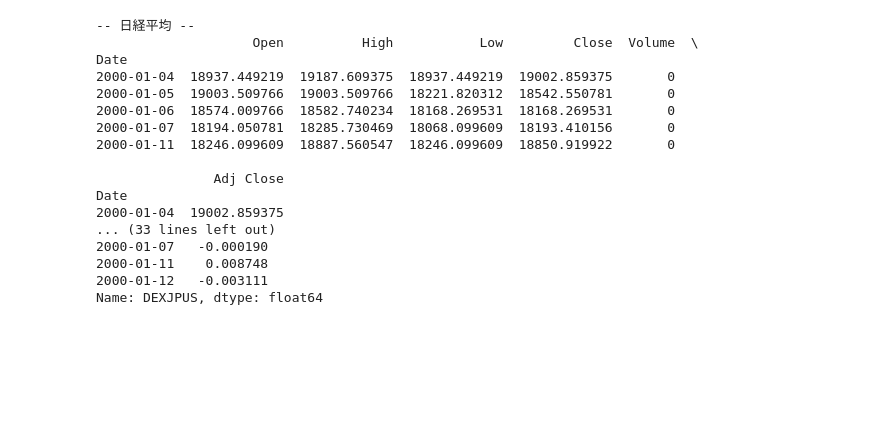
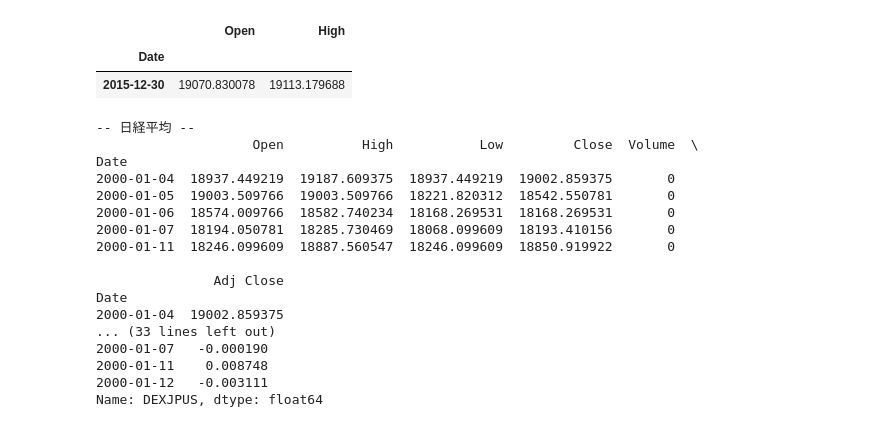
Before and after one commit to okagen/pyStudy, a Jupyter notebook: step1_Pandas_Matplotlib.ipynb, the cells around one changed output. Cells and saved outputs as stored; diff of their text form; code cells hidden in the pictures; blank space fills up the shorter version.

```diff
--- a/step1_Pandas_Matplotlib.ipynb
+++ b/step1_Pandas_Matplotlib.ipynb
@@ -1,3 +1,30 @@
+# %%
+#  Pandas : データベースライブラリ
+import pandas_datareader.data as pdr
+#  Matplotlib : 描画ライブラリ
+import matplotlib.pyplot as plt
+
+start = "1990/1/1"
+end = "2017/1/31"
+
+price = pdr.DataReader("^N225", 'yahoo', start, end)
+
+"""
+price1 = price.ix["1990/1/1":]
+price1.Close.plot(color='green')
+"""
+
+
+
+price2=price.ix["2015",0:2]
+price2.tail(1)
+
+
+plt.ylabel('N225 index')
+# %% [output]
+|  | Open | High |
+| Date |  |  |
+| 2015-12-30 | 19070.830078 | 19113.179688 |
 # %%
 #  Pandas : データベースライブラリ
 import pandas_datareader.data as pdr
```
Also changed, not shown: parts of 1 cell of this notebook.
